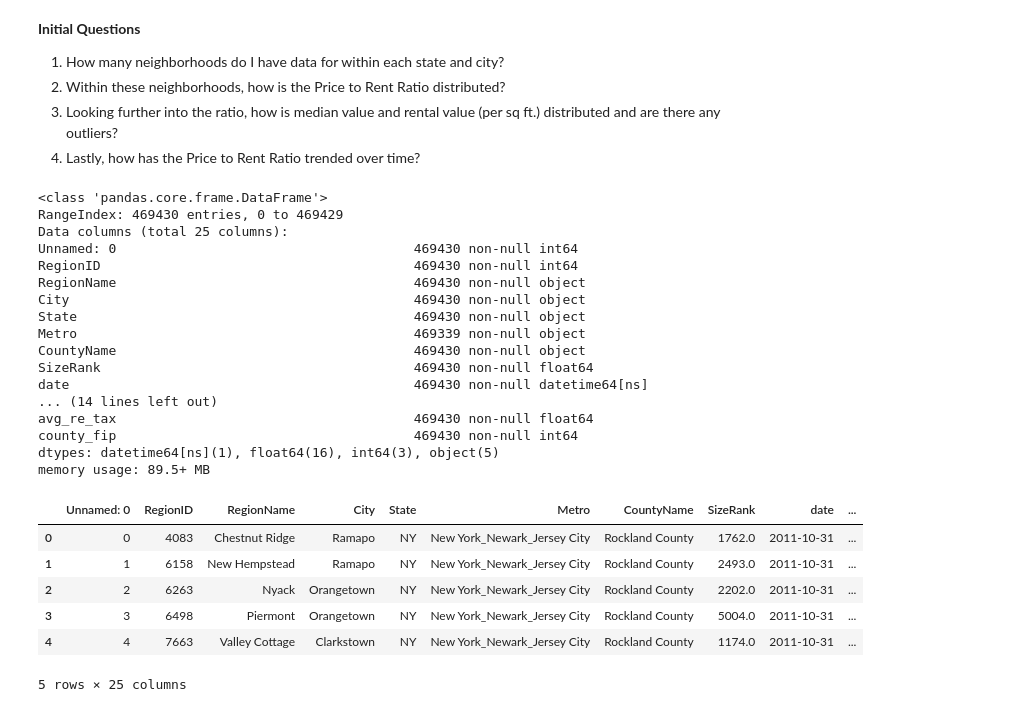
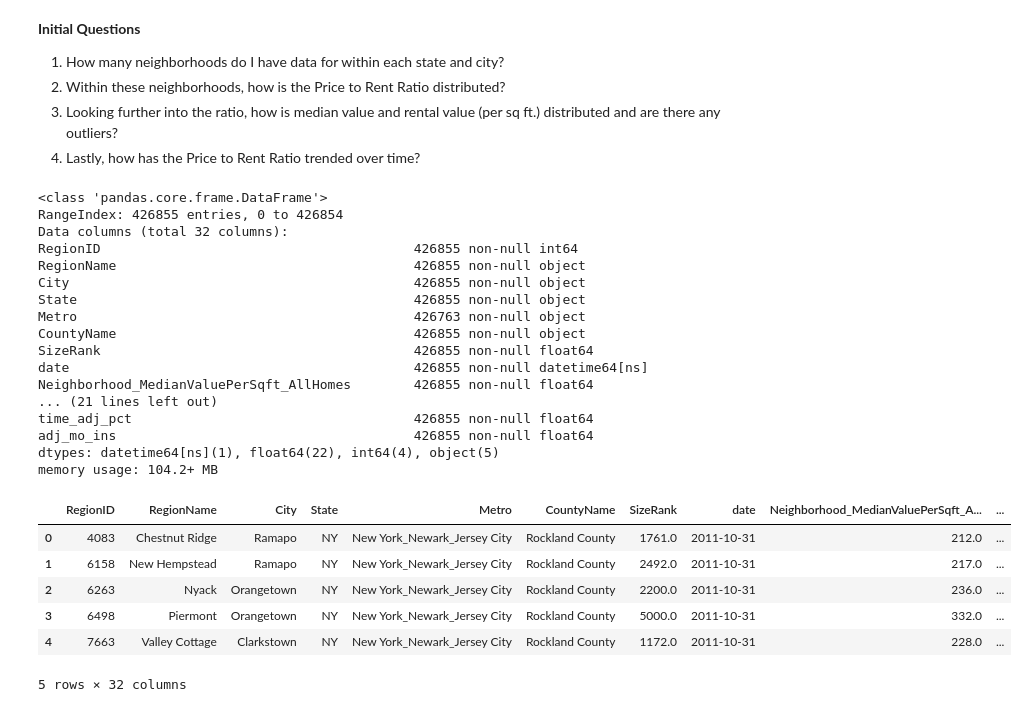
Before and after one commit to KKanoe/Projects, a Jupyter notebook: rental property project/Data Storytelling - Capstone 1.ipynb, the cells around one changed output. Saved outputs shown, nothing was run; the diff lists cells and outputs as text; code cells hidden in the pictures.

```diff
--- a/rental property project/Data Storytelling - Capstone 1.ipynb
+++ b/rental property project/Data Storytelling - Capstone 1.ipynb
@@ -19,34 +19,34 @@ from collections import Counter
 # %%
 #Load Rental Data - Note there are some missing values in some columns, but I've filtered out as many as
 #I'm willing to drop from this dataset in lieu of losing other important data points
-rental_data = pd.read_csv('C:/datascience/springboard/projects/Rental Property ROI/data/Rental Data.csv', parse_dates=['date'], infer_datetime_format=True)
+rental_data = pd.read_csv('C:/datascience/springboard/projects/Rental Property ROI/data/Rental Data Update.csv', parse_dates=['date'], infer_datetime_format=True)
 rental_data.info()
 rental_data.head()
 # %% [output]
 <class 'pandas.core.frame.DataFrame'>
-RangeIndex: 469430 entries, 0 to 469429
-Data columns (total 25 columns):
-Unnamed: 0                                      469430 non-null int64
-RegionID                                        469430 non-null int64
-RegionName                                      469430 non-null object
-City                                            469430 non-null object
-State                                           469430 non-null object
-Metro                                           469339 non-null object
-CountyName                                      469430 non-null object
-SizeRank                                        469430 non-null float64
-date                                            469430 non-null datetime64[ns]
-... (14 lines left out)
-avg_re_tax                                      469430 non-null float64
-county_fip                                      469430 non-null int64
-dtypes: datetime64[ns](1), float64(16), int64(3), object(5)
-memory usage: 89.5+ MB
+RangeIndex: 426855 entries, 0 to 426854
+Data columns (total 32 columns):
+RegionID                                        426855 non-null int64
+RegionName                                      426855 non-null object
+City                                            426855 non-null object
+State                                           426855 non-null object
+Metro                                           426763 non-null object
+CountyName                                      426855 non-null object
+SizeRank                                        426855 non-null float64
+date                                            426855 non-null datetime64[ns]
+Neighborhood_MedianValuePerSqft_AllHomes        426855 non-null float64
+... (21 lines left out)
+time_adj_pct                                    426855 non-null float64
+adj_mo_ins                                      426855 non-null float64
+dtypes: datetime64[ns](1), float64(22), int64(4), object(5)
+memory usage: 104.2+ MB
-|  | Unnamed: 0 | RegionID | RegionName | City | State | Metro | CountyName | SizeRank | date | ... |
-| 0 | 0 | 4083 | Chestnut Ridge | Ramapo | NY | New York_Newark_Jersey City | Rockland County | 1762.0 | 2011-10-31 | ... |
-| 1 | 1 | 6158 | New Hempstead | Ramapo | NY | New York_Newark_Jersey City | Rockland County | 2493.0 | 2011-10-31 | ... |
-| 2 | 2 | 6263 | Nyack | Orangetown | NY | New York_Newark_Jersey City | Rockland County | 2202.0 | 2011-10-31 | ... |
-| 3 | 3 | 6498 | Piermont | Orangetown | NY | New York_Newark_Jersey City | Rockland County | 5004.0 | 2011-10-31 | ... |
-| 4 | 4 | 7663 | Valley Cottage | Clarkstown | NY | New York_Newark_Jersey City | Rockland County | 1174.0 | 2011-10-31 | ... |
+|  | RegionID | RegionName | City | State | Metro | CountyName | SizeRank | date | Neighborhood_MedianValuePerSqft_A... | ... |
+| 0 | 4083 | Chestnut Ridge | Ramapo | NY | New York_Newark_Jersey City | Rockland County | 1761.0 | 2011-10-31 | 212.0 | ... |
+| 1 | 6158 | New Hempstead | Ramapo | NY | New York_Newark_Jersey City | Rockland County | 2492.0 | 2011-10-31 | 217.0 | ... |
+| 2 | 6263 | Nyack | Orangetown | NY | New York_Newark_Jersey City | Rockland County | 2200.0 | 2011-10-31 | 236.0 | ... |
+| 3 | 6498 | Piermont | Orangetown | NY | New York_Newark_Jersey City | Rockland County | 5000.0 | 2011-10-31 | 332.0 | ... |
+| 4 | 7663 | Valley Cottage | Clarkstown | NY | New York_Newark_Jersey City | Rockland County | 1172.0 | 2011-10-31 | 228.0 | ... |
-5 rows × 25 columns
+5 rows × 32 columns
 # %%
 #Count most recent number of neighborhoods per State
 max_date = rental_data['date'].max()
```
Also changed, not shown: parts of 8 cells of this notebook, 4 other files.
